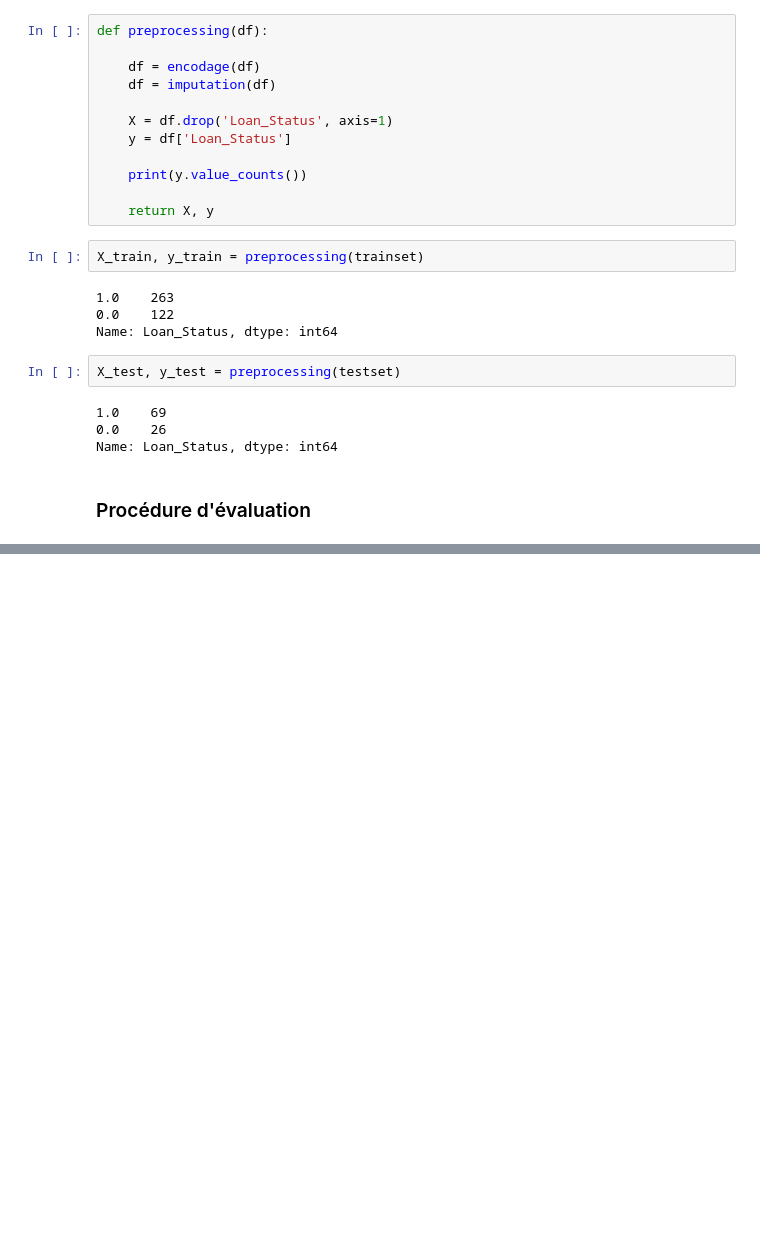
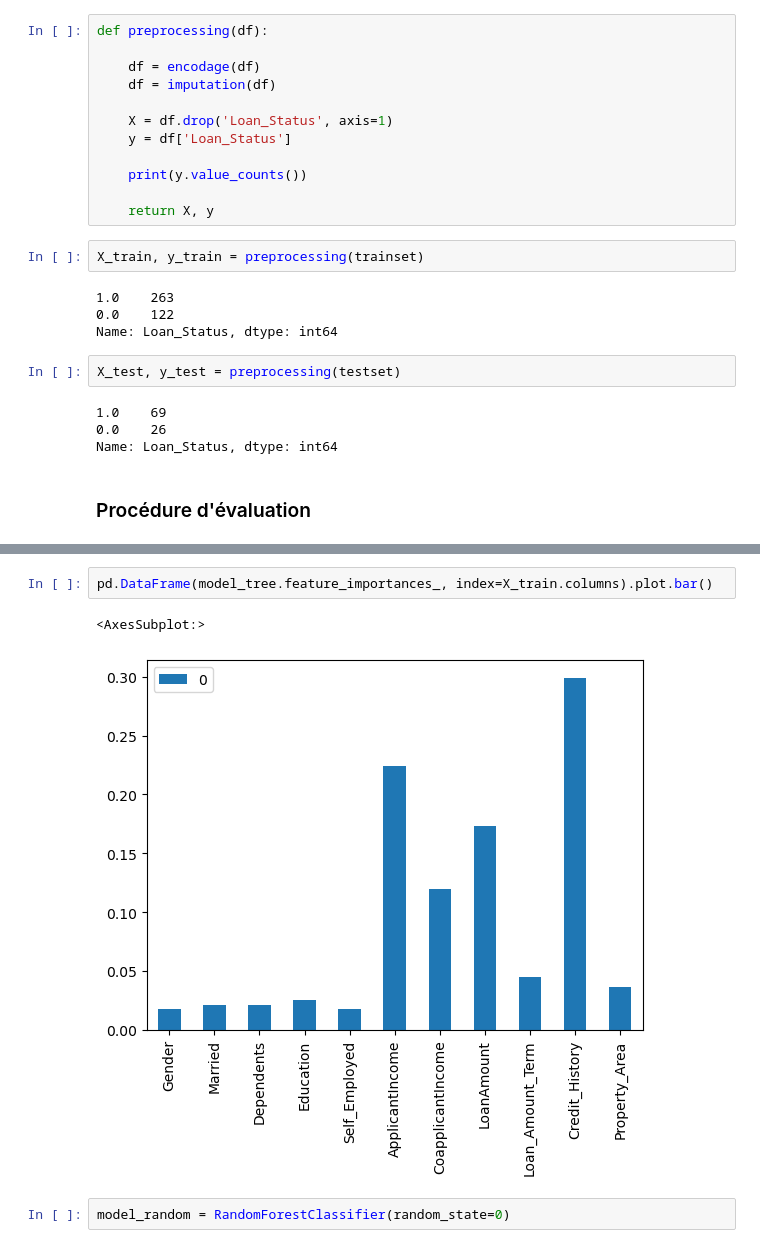
Before and after one commit to mohamedfaysal/Loan-Approval-Prediction---ML, a Jupyter notebook: Loan Approval.ipynb, the cells around one changed output, grey strips where cells are left out. Cells and saved outputs as stored; diff of their text form; blank space fills up the shorter version.

```diff
--- a/Loan Approval.ipynb
+++ b/Loan Approval.ipynb
@@ -690,0 +755,7 @@ def
+# %%
+pd.DataFrame(model_tree.feature_importances_, index=X_train.columns).plot.bar()
+# %% [output]
+<AxesSubplot:>
+[figure, added]
+# %%
+model_random = RandomForestClassifier(random_state=0)
```
Also changed, not shown: parts of 13 cells of this notebook.
